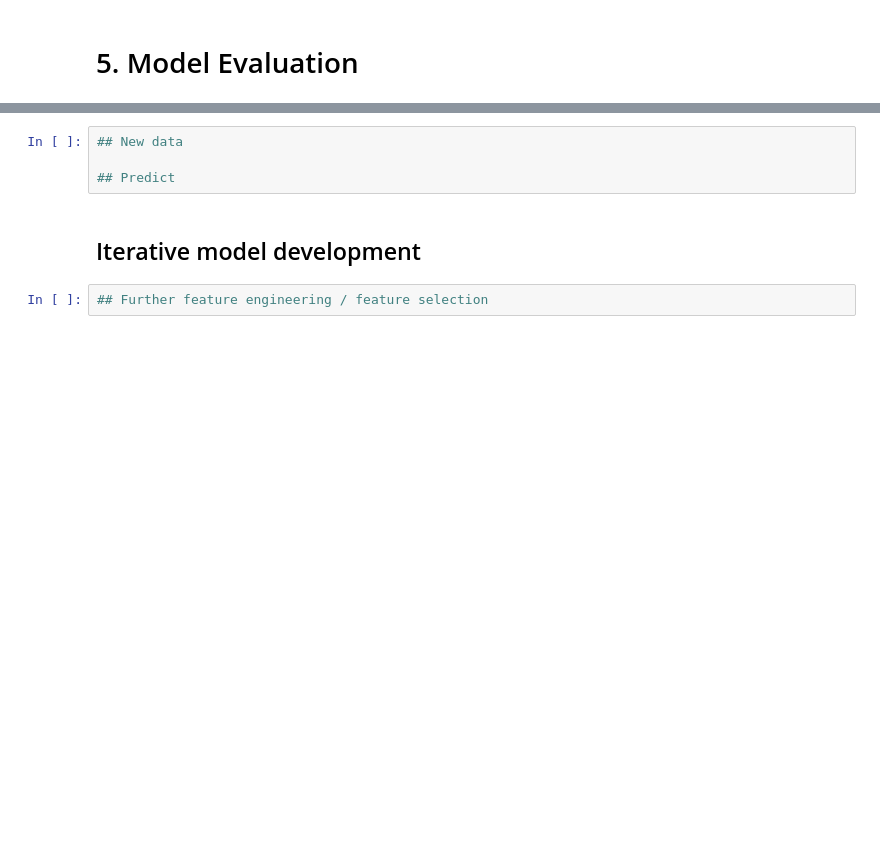
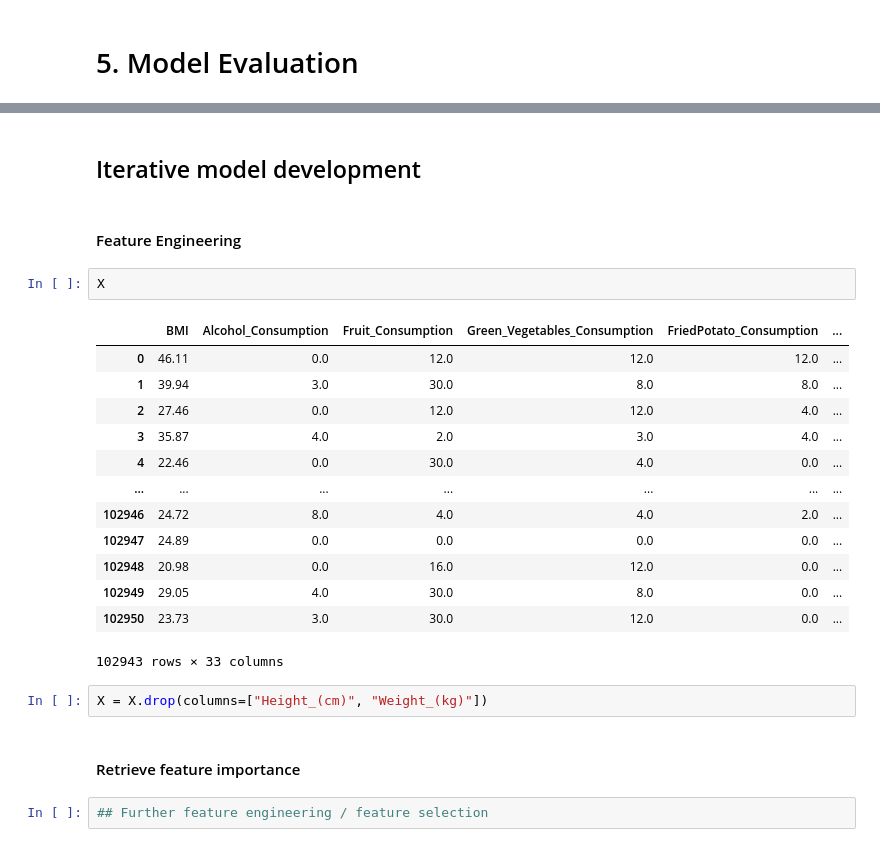
Before and after one commit to Jared-Tenebris/mldp-jared, a Jupyter notebook: cardiovascular_health.ipynb, the cells around one changed output, grey strips where cells are left out. Drawn from its saved outputs; the diff is of its cells as text; blank space fills up the shorter version.

```diff
--- a/cardiovascular_health.ipynb
+++ b/cardiovascular_health.ipynb
@@ -845,8 +947,26 @@ weighted avg       0.91      0.71      0.78     10295
-# %%
-## New data
-
-## Predict
 # %% [markdown]
 ## Iterative model development
+# %% [markdown]
+#### Feature Engineering
+# %%
+X
+# %% [output]
+|  | BMI | Alcohol_Consumption | Fruit_Consumption | Green_Vegetables_Consumption | FriedPotato_Consumption | ... |
+| 0 | 46.11 | 0.0 | 12.0 | 12.0 | 12.0 | ... |
+| 1 | 39.94 | 3.0 | 30.0 | 8.0 | 8.0 | ... |
+| 2 | 27.46 | 0.0 | 12.0 | 12.0 | 4.0 | ... |
+| 3 | 35.87 | 4.0 | 2.0 | 3.0 | 4.0 | ... |
+| 4 | 22.46 | 0.0 | 30.0 | 4.0 | 0.0 | ... |
+| ... | ... | ... | ... | ... | ... | ... |
+| 102946 | 24.72 | 8.0 | 4.0 | 4.0 | 2.0 | ... |
+| 102947 | 24.89 | 0.0 | 0.0 | 0.0 | 0.0 | ... |
+| 102948 | 20.98 | 0.0 | 16.0 | 12.0 | 0.0 | ... |
+| 102949 | 29.05 | 4.0 | 30.0 | 8.0 | 0.0 | ... |
+| 102950 | 23.73 | 3.0 | 30.0 | 12.0 | 0.0 | ... |
+102943 rows × 33 columns
+# %%
+X = X.drop(columns=["Height_(cm)", "Weight_(kg)"])
+# %% [markdown]
+#### Retrieve feature importance
 # %%
 ## Further feature engineering / feature selection
```
Also changed, not shown: parts of 53 cells of this notebook.
